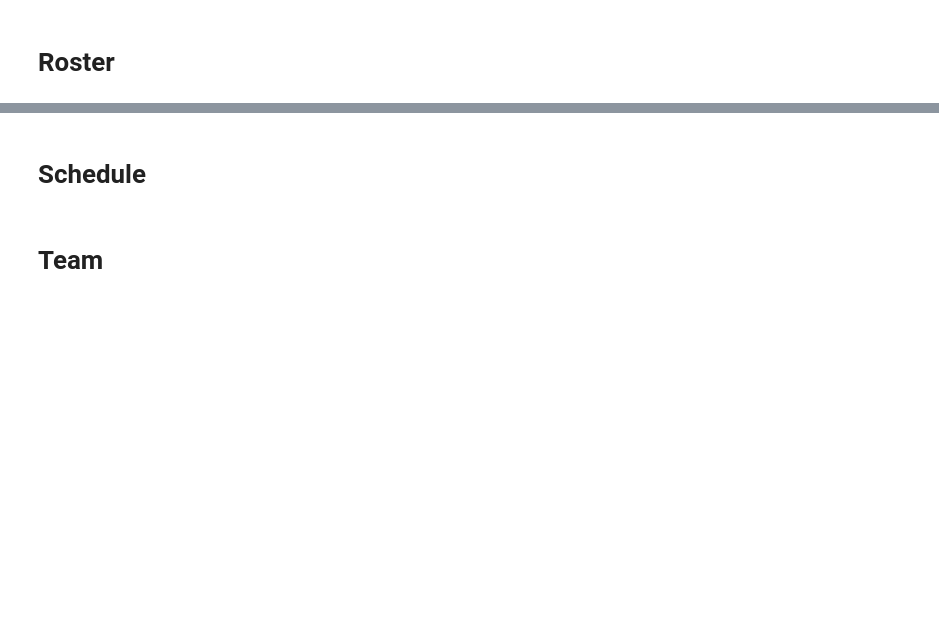
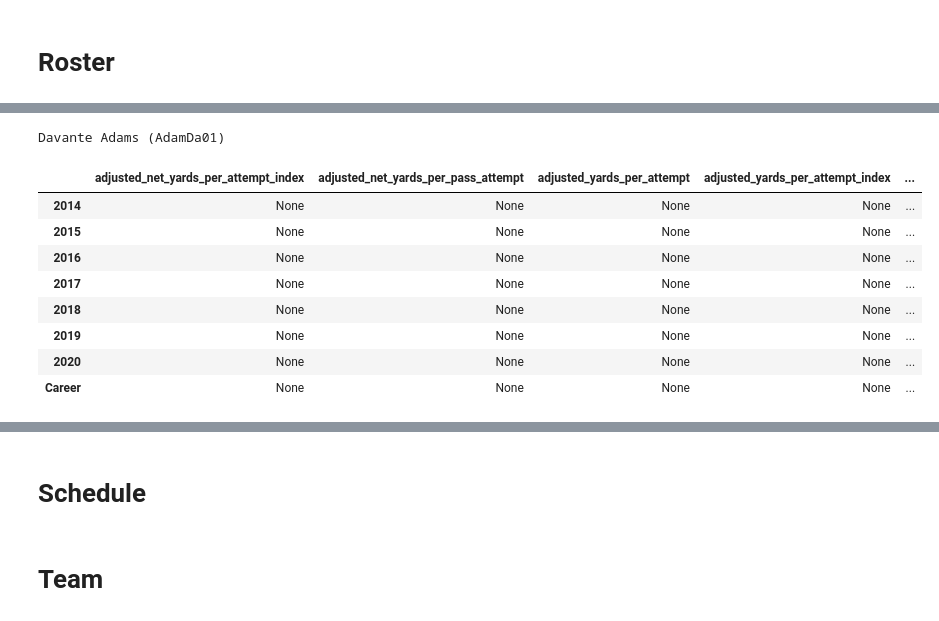
Before and after one commit to LTonstad/Predictive-Analytics-using-Sportsipy, a Jupyter notebook: sportsipy_try.ipynb, the cells around one changed output, grey strips where cells are left out. Saved outputs shown, nothing was run; the diff lists cells and outputs as text; code cells hidden in the pictures; blank space fills up the shorter version.

```diff
--- a/sportsipy_try.ipynb
+++ b/sportsipy_try.ipynb
@@ -12,8 +12,8 @@ from pandas_profiling import ProfileReport
 
 year = '2020'
 team = 'GNB'
-player_id = 'AdamDa01'
-player_name = 'Davante Adams'
+player_id = 'RodgAa00'
+player_name = 'Aaron Rodgers'
 player_data = Player(player_id).dataframe.to_html()
 
-df = pd.read_pickle('data/df_boxscores.pkl')
+# df = pd.read_pickle('data/df_boxscores.pkl')
@@ -121,3 +157,5 @@ roster.coach, roster.players
 # %%
 player = Player(player_id)
 player
+# %% [output]
+Davante Adams (AdamDa01)
@@ -126,3 +162,15 @@ player_data = Player(player_id).dataframe.to_html()
+# %%
+player.dataframe
+# %% [output]
+|  | adjusted_net_yards_per_attempt_index | adjusted_net_yards_per_pass_attempt | adjusted_yards_per_attempt | adjusted_yards_per_attempt_index | ... |
+| 2014 | None | None | None | None | ... |
+| 2015 | None | None | None | None | ... |
+| 2016 | None | None | None | None | ... |
+| 2017 | None | None | None | None | ... |
+| 2018 | None | None | None | None | ... |
+| 2019 | None | None | None | None | ... |
+| 2020 | None | None | None | None | ... |
+| Career | None | None | None | None | ... |
 # %%
 abstractplayer = AbstractPlayer(player_id=player_id, player_name=player, player_data=player_data)
 abstractplayer
```
Also changed, not shown: parts of 28 cells of this notebook, 8 other files.
